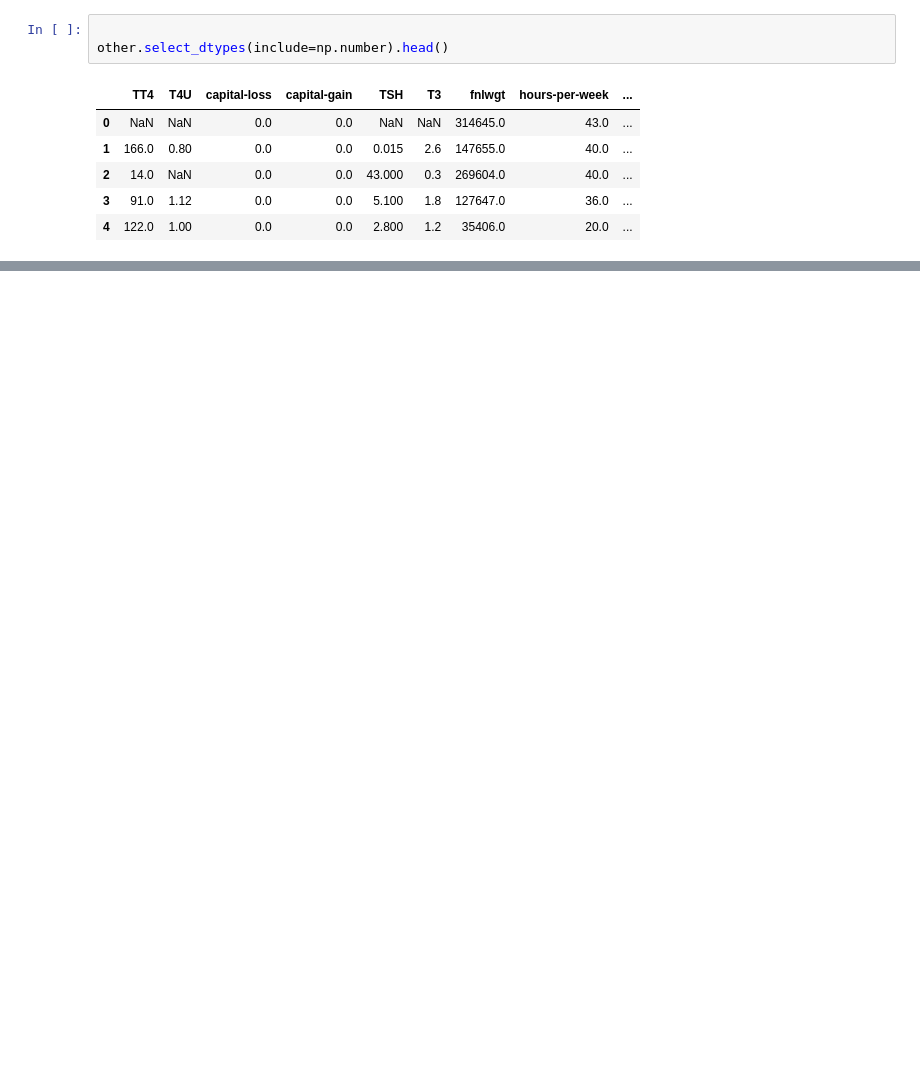
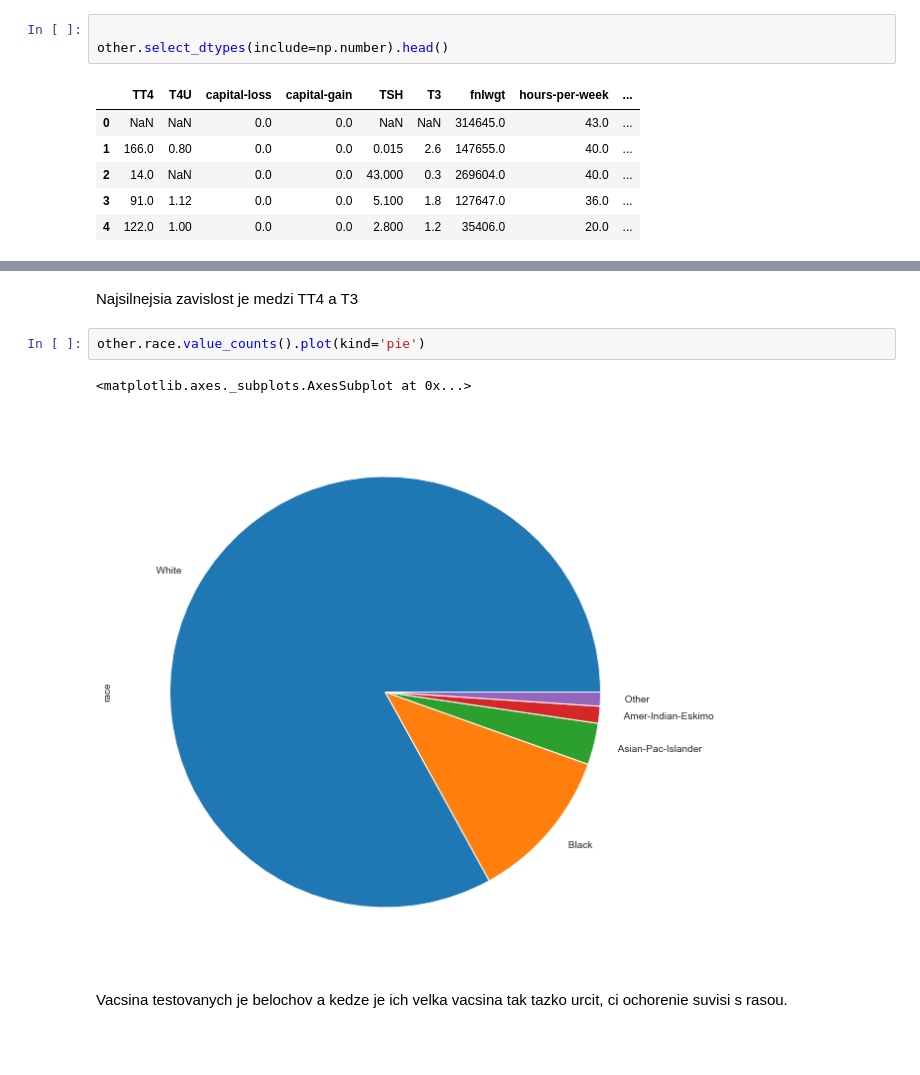
Before and after one commit to MatusPilnan/nadejny-informatik, a Jupyter notebook: utrzok-z-krabicky-od-marlboriek.ipynb, the cells around one changed output, grey strips where cells are left out. Cells and saved outputs as stored; diff of their text form; blank space fills up the shorter version.

```diff
--- a/utrzok-z-krabicky-od-marlboriek.ipynb
+++ b/utrzok-z-krabicky-od-marlboriek.ipynb
@@ -341,0 +261,11 @@ Najvacsi vplyv na class vyzera mat T3
+# %% [markdown]
+Najsilnejsia zavislost je medzi TT4 a T3
+# %%
+other.race.value_counts().plot(kind='pie')
+# %% [output]
+<matplotlib.axes._subplots.AxesSubplot at 0x...>
+[figure, added]
+# %% [markdown]
+Vacsina testovanych je belochov a kedze je ich velka vacsina tak tazko urcit, ci ochorenie suvisi s rasou.
+# %% [markdown]
+#
```
Also changed, not shown: parts of 62 cells of this notebook.
